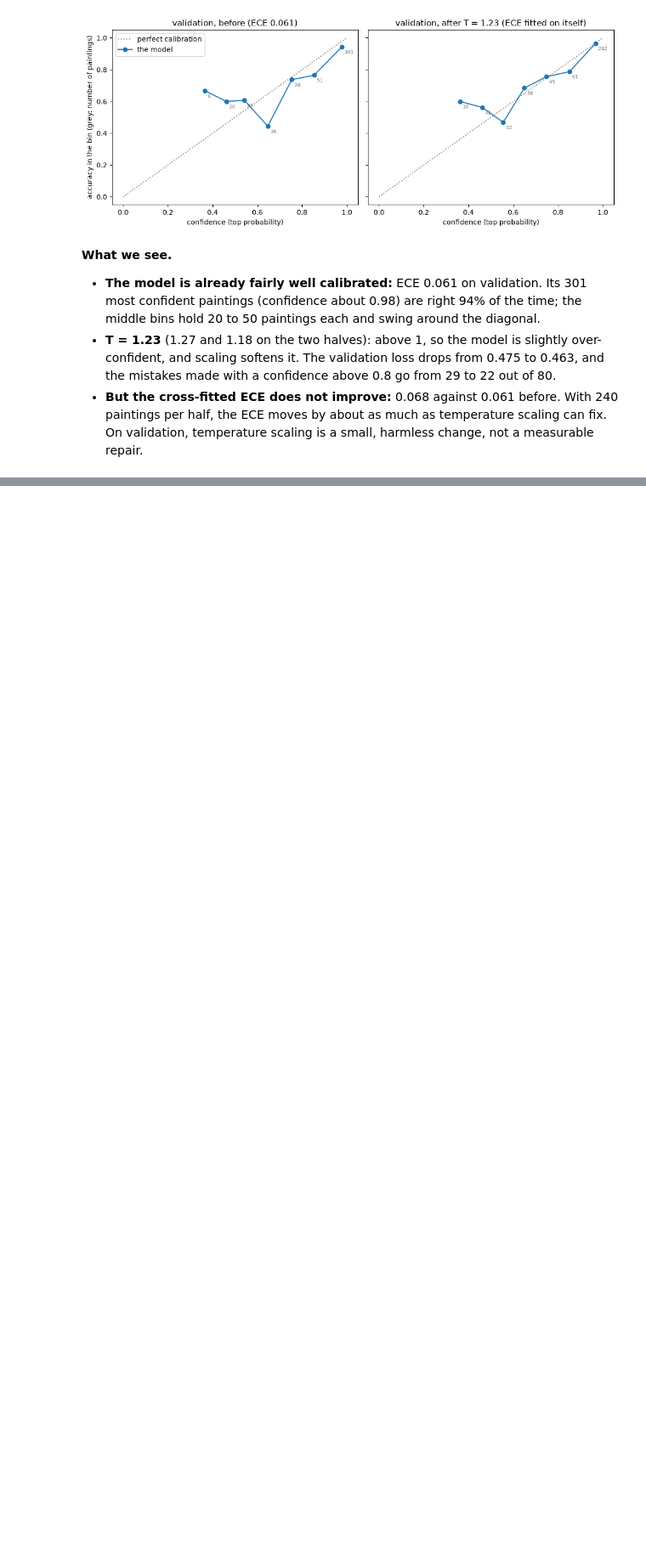
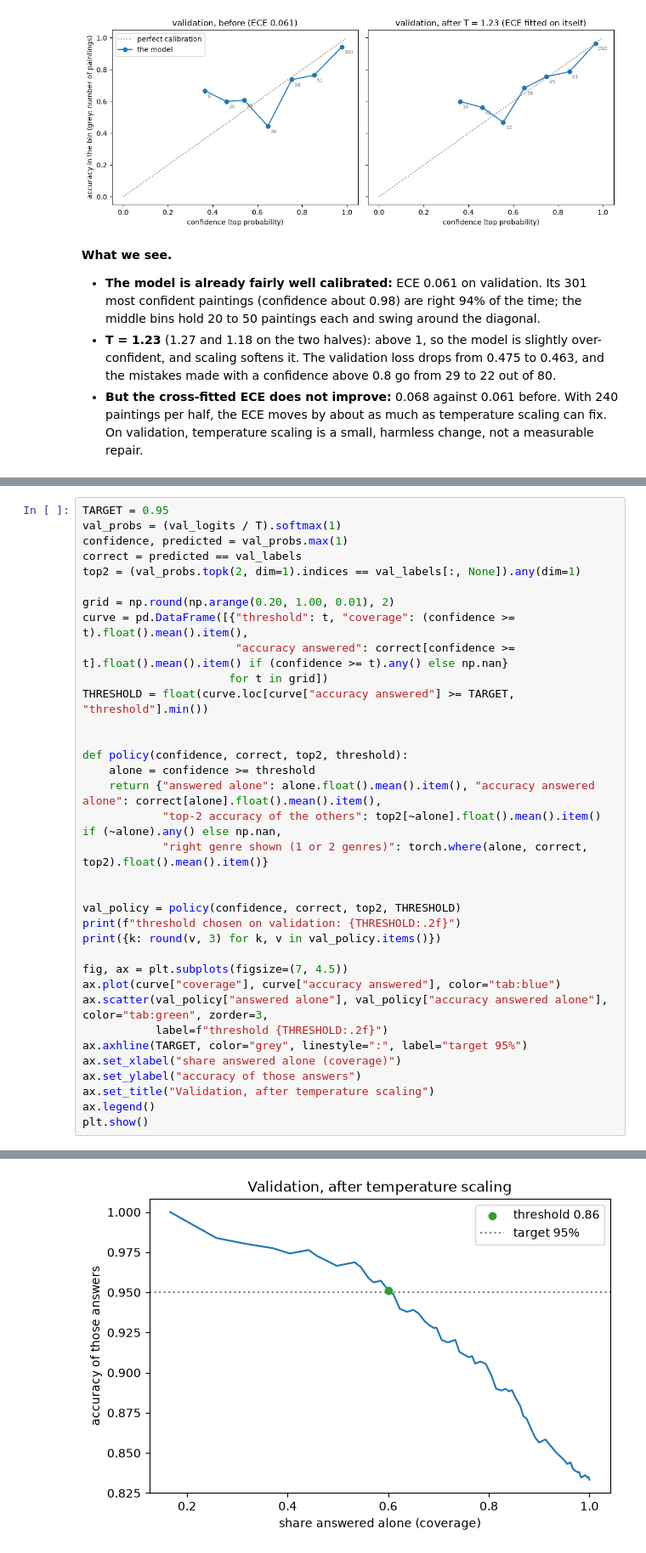
Before and after one commit to Xenodion/deep-learning-project-waerniers-lamy, a Jupyter notebook: src/deep_learning_project_waerniers_lamy_mahieddine/vision/P17_confidence.ipynb, the cells around one changed output, grey strips where cells are left out. Shown at 85% size. Saved outputs shown, nothing was run; the diff lists cells and outputs as text; blank space fills up the shorter version.

```diff
--- a/src/deep_learning_project_waerniers_lamy_mahieddine/vision/P17_confidence.ipynb
+++ b/src/deep_learning_project_waerniers_lamy_mahieddine/vision/P17_confidence.ipynb
@@ -135,0 +141,36 @@ plt.show()
+# %%
+TARGET = 0.95
+val_probs = (val_logits / T).softmax(1)
+confidence, predicted = val_probs.max(1)
+correct = predicted == val_labels
+top2 = (val_probs.topk(2, dim=1).indices == val_labels[:, None]).any(dim=1)
+
+grid = np.round(np.arange(0.20, 1.00, 0.01), 2)
+curve = pd.DataFrame([{"threshold": t, "coverage": (confidence >= t).float().mean().item(),
+                       "accuracy answered": correct[confidence >= t].float().mean().item() if (confidence >= t).any() else np.nan}
+                      for t in grid])
+THRESHOLD = float(curve.loc[curve["accuracy answered"] >= TARGET, "threshold"].min())
+
+
+def policy(confidence, correct, top2, threshold):
+    alone = confidence >= threshold
+    return {"answered alone": alone.float().mean().item(), "accuracy answered alone": correct[alone].float().mean().item(),
+            "top-2 accuracy of the others": top2[~alone].float().mean().item() if (~alone).any() else np.nan,
+            "right genre shown (1 or 2 genres)": torch.where(alone, correct, top2).float().mean().item()}
+
+
+val_policy = policy(confidence, correct, top2, THRESHOLD)
+print(f"threshold chosen on validation: {THRESHOLD:.2f}")
+print({k: round(v, 3) for k, v in val_policy.items()})
+
+fig, ax = plt.subplots(figsize=(7, 4.5))
+ax.plot(curve["coverage"], curve["accuracy answered"], color="tab:blue")
+ax.scatter(val_policy["answered alone"], val_policy["accuracy answered alone"], color="tab:green", zorder=3,
+           label=f"threshold {THRESHOLD:.2f}")
+ax.axhline(TARGET, color="grey", linestyle=":", label="target 95%")
+ax.set_xlabel("share answered alone (coverage)")
+ax.set_ylabel("accuracy of those answers")
+ax.set_title("Validation, after temperature scaling")
+ax.legend()
+plt.show()
+# %% [output]
@@ -135,0 +179 @@ plt.show()
+[figure, added]
```
Also changed, not shown: parts of 10 cells of this notebook, 1 other file.
